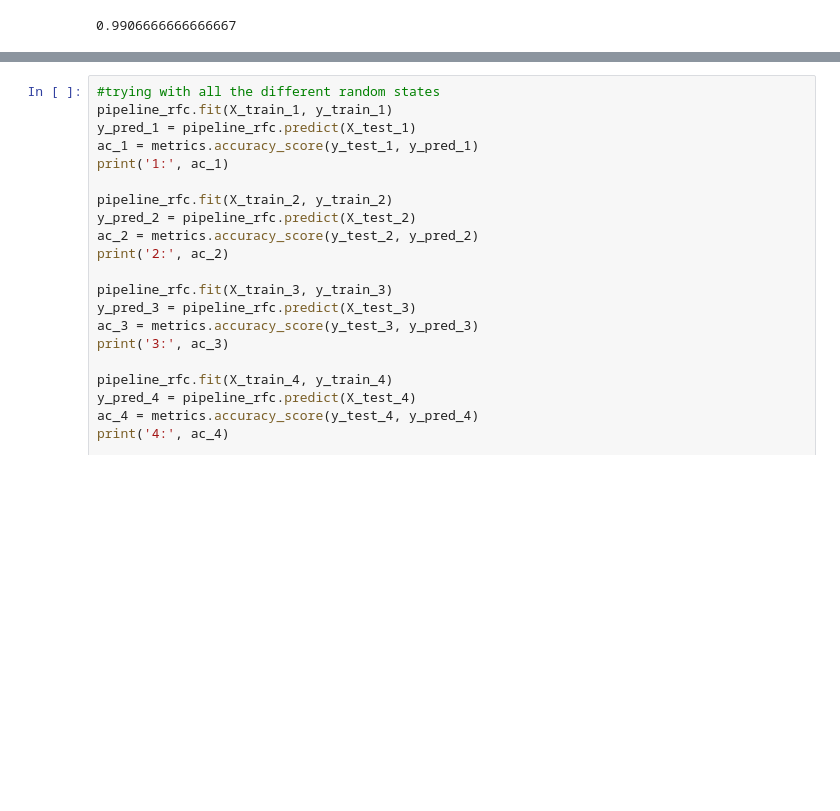
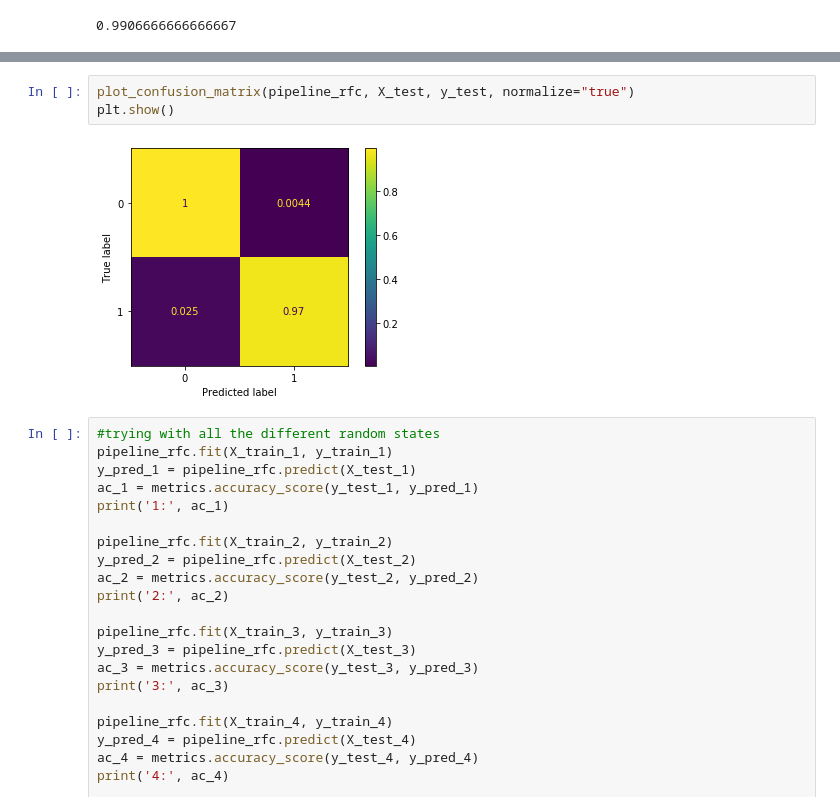
Before and after one commit to Marianadonabella/Final-Project, a Jupyter notebook: analysis/final.ipynb, the cells around one changed output, grey strips where cells are left out. Saved outputs shown, nothing was run; the diff lists cells and outputs as text; blank space fills up the shorter version.

```diff
--- a/analysis/final.ipynb
+++ b/analysis/final.ipynb
@@ -182,3 +189,8 @@ metrics.recall_score(y_test, y_pred, average='micro')
+# %%
+plot_confusion_matrix(pipeline_rfc, X_test, y_test, normalize="true")
+plt.show()
+# %% [output]
+[figure, added]
 # %%
 #trying with all the different random states
 pipeline_rfc.fit(X_train_1, y_train_1)
```
Also changed, not shown: parts of 3 cells of this notebook, 1 other file.
